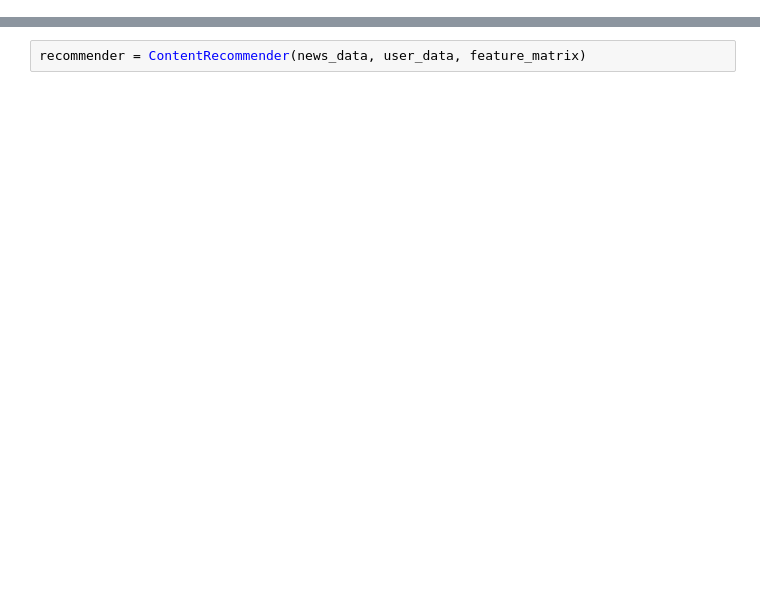
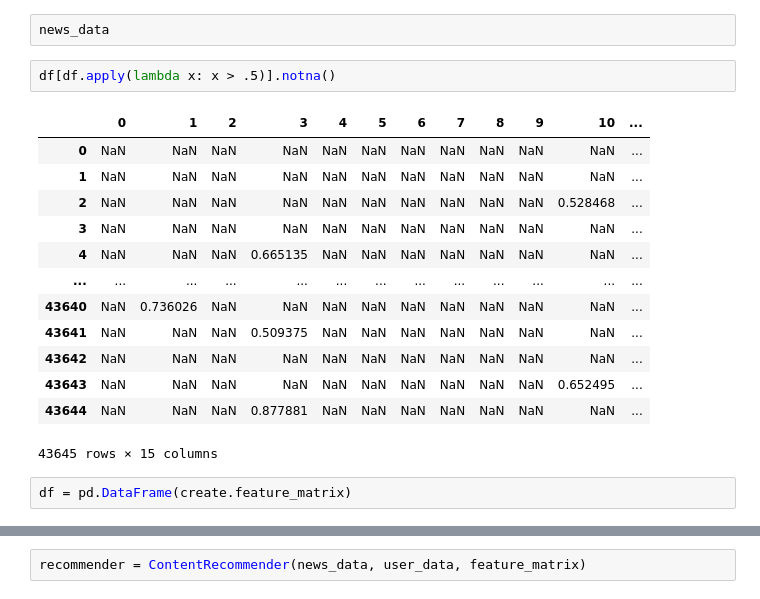
Before and after one commit to sborodach/c3, a Jupyter notebook: testbook.ipynb, the cells around one changed output, grey strips where cells are left out. Cells and saved outputs as stored; diff of their text form; blank space fills up the shorter version.

```diff
--- a/testbook.ipynb
+++ b/testbook.ipynb
@@ -9,0 +62,20 @@ simplefilter(action='ignore', category=FutureWarning) # ignore all future warnin
+# %%
+news_data
+# %%
+df[df.apply(lambda x: x > .5)].notna()
+# %% [output]
+|  | 0 | 1 | 2 | 3 | 4 | 5 | 6 | 7 | 8 | 9 | 10 | ... |
+| 0 | NaN | NaN | NaN | NaN | NaN | NaN | NaN | NaN | NaN | NaN | NaN | ... |
+| 1 | NaN | NaN | NaN | NaN | NaN | NaN | NaN | NaN | NaN | NaN | NaN | ... |
+| 2 | NaN | NaN | NaN | NaN | NaN | NaN | NaN | NaN | NaN | NaN | 0.528468 | ... |
+| 3 | NaN | NaN | NaN | NaN | NaN | NaN | NaN | NaN | NaN | NaN | NaN | ... |
+| 4 | NaN | NaN | NaN | 0.665135 | NaN | NaN | NaN | NaN | NaN | NaN | NaN | ... |
+| ... | ... | ... | ... | ... | ... | ... | ... | ... | ... | ... | ... | ... |
+| 43640 | NaN | 0.736026 | NaN | NaN | NaN | NaN | NaN | NaN | NaN | NaN | NaN | ... |
+| 43641 | NaN | NaN | NaN | 0.509375 | NaN | NaN | NaN | NaN | NaN | NaN | NaN | ... |
+| 43642 | NaN | NaN | NaN | NaN | NaN | NaN | NaN | NaN | NaN | NaN | NaN | ... |
+| 43643 | NaN | NaN | NaN | NaN | NaN | NaN | NaN | NaN | NaN | NaN | 0.652495 | ... |
+| 43644 | NaN | NaN | NaN | 0.877881 | NaN | NaN | NaN | NaN | NaN | NaN | NaN | ... |
+43645 rows × 15 columns
+# %%
+df = pd.DataFrame(create.feature_matrix)
```
Also changed, not shown: parts of 27 cells of this notebook, 7 other files.
